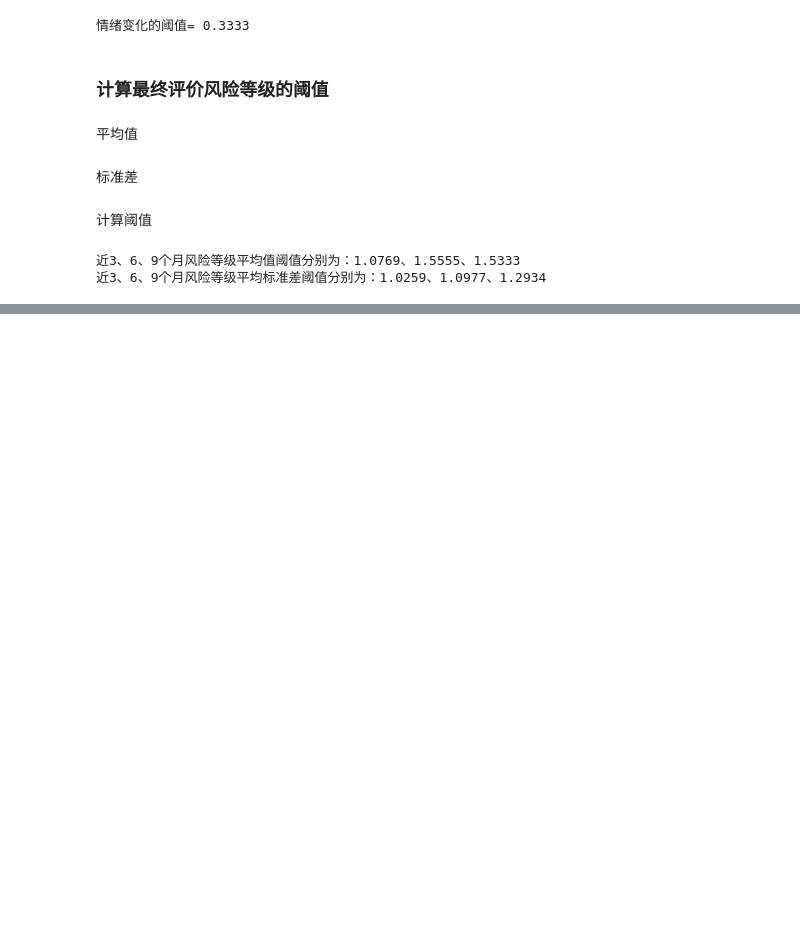
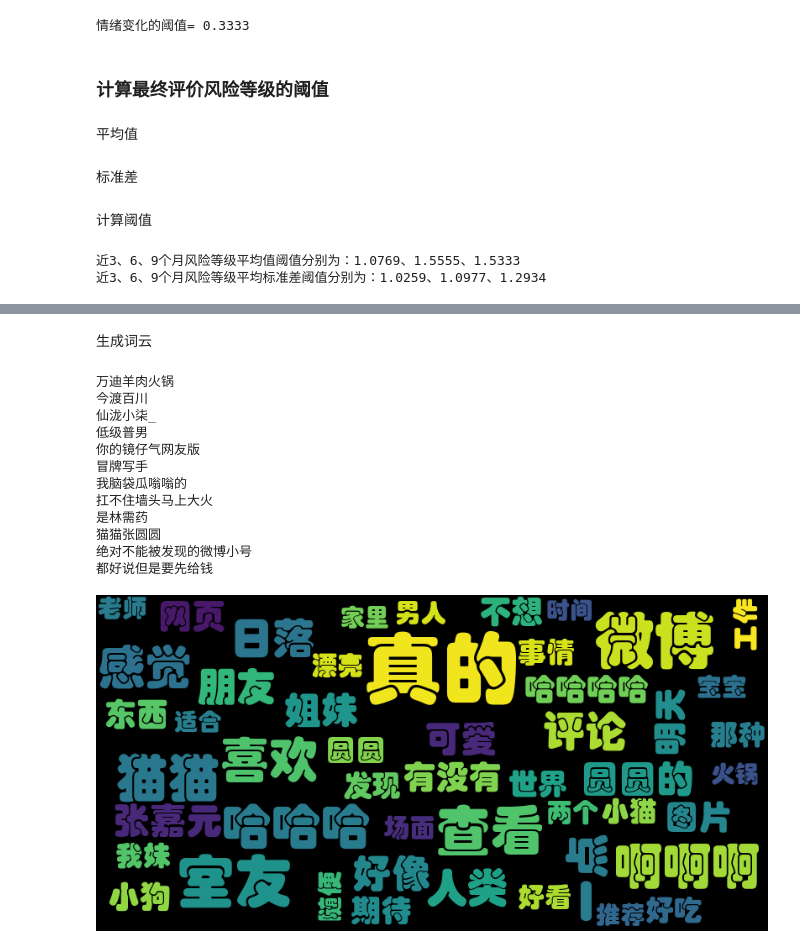
Before and after one commit to haolian123/Sentence-level-sentiment-analysis-and-depression-risk-inference, a Jupyter notebook: helper.ipynb, the cells around one changed output, grey strips where cells are left out. Drawn from its saved outputs; the diff is of its cells as text; code cells hidden in the pictures; blank space fills up the shorter version.

```diff
--- a/helper.ipynb
+++ b/helper.ipynb
@@ -243,0 +238,75 @@ b
+# %% [markdown]
+生成词云
+# %%
+import jieba
+from wordcloud import WordCloud
+
+# 给出一个列表
+text_list = ['词云', '生成', '中文', '示例', '简单', '代码', '列表']
+
+# 将列表转换为字符串
+text = ' '.join(text_list)
+
+# 使用jieba分词
+seg_list = jieba.cut(text, cut_all=False)
+seg_text = ' '.join(seg_list)
+
+# 创建词云对象并生成词云
+wordcloud = WordCloud(font_path='myttf.ttf', width=800, height=400).generate(seg_text)
+
+# 显示词云
+wordcloud.to_image()
+# %%
+import jieba
+from wordcloud import WordCloud
+from HaoChiUtils import DataPreprocess as DP
+from collections import Counter
+import os
+dp=DP(stopwords_file_path="stop_words.txt")
+def get_wordcloud(folder_path):
+    folders_list=os.listdir(folder_path)
+    strs=" "
+    for folder in folders_list:
+        user_text_list=os.listdir(folder_path+'\\'+folder)
+        print(folder)
+        for user_text in user_text_list:
+
+            file_path=folder_path+'\\'+folder+'\\'+user_text
+            with open(file_path,'r',encoding='utf-8') as f:
+                cnt=0
+                for line in f:
+                    cnt+=1
+                    text=dp.text_clean(line,keep_segmentation=False)
+                    text=text.split(' ')
+                    text=[i for i in text if i!='' and len(i)>=2]
+                    # print(text)
+                    strs+=' '.join(text)
+    return strs
+folder_path="测试数据\8.5\正常用户"
+seg_text=get_wordcloud(folder_path)
+seg_list=seg_text.split(' ')
+word_freq = Counter(seg_list)
+top_n=50
+top_words=dict(word_freq.most_common(top_n))
+# 创建词云对象并生成词云
+wordcloud = WordCloud(font_path='myttf.ttf', width=800, height=400).generate_from_frequencies(top_words)
+
+# 显示词云
+wordcloud.to_image()
+
+# 显示词云
+# wordcloud.to_image()
+# %% [output]
+万迪羊肉火锅
+今渡百川
+仙泷小柒_
+低级普男
+你的镜仔气网友版
+冒牌写手
+我脑袋瓜嗡嗡的
+扛不住墙头马上大火
+是林需药
+猫猫张圆圆
+绝对不能被发现的微博小号
+都好说但是要先给钱
+[figure, added]
```
Also changed, not shown: parts of 1 cell of this notebook, 1 other file.
